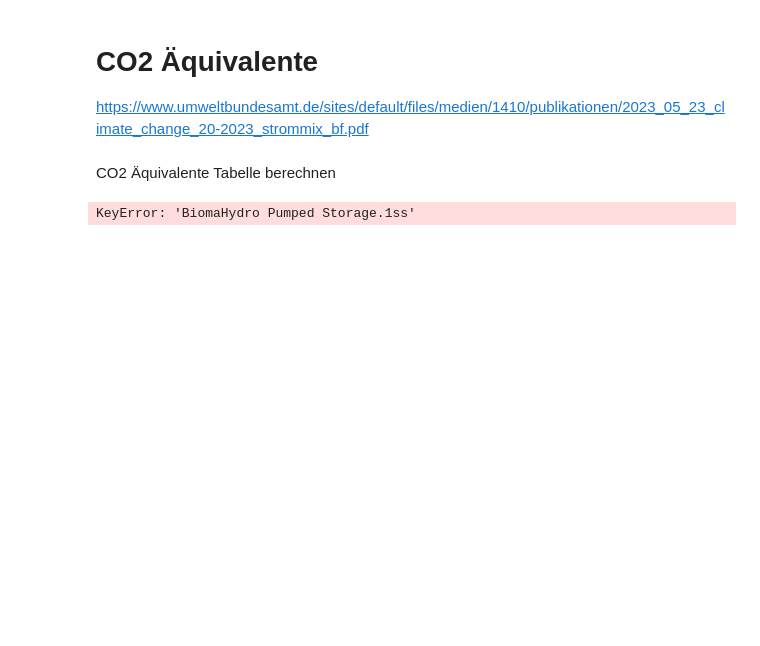
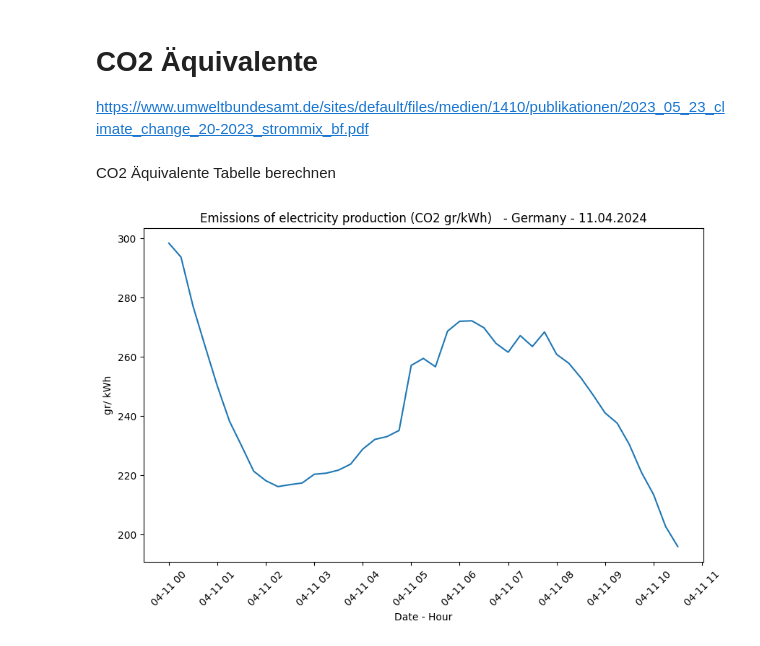
Before and after one commit to JonasSievers/Edge-AI-for-Energy-Management-Hardware-Implementations-of-Federated-Learning-Architectures, a Jupyter notebook: src/Data collection/carbon_footprint_data_collection_german_grid.ipynb, the cells around one changed output. Drawn from its saved outputs; the diff is of its cells as text; code cells hidden in the pictures; blank space fills up the shorter version.

```diff
--- a/src/Data collection/carbon_footprint_data_collection_german_grid.ipynb
+++ b/src/Data collection/carbon_footprint_data_collection_german_grid.ipynb
@@ -90,6 +132,9 @@ KeyError: 'MTU'
 
 https://www.umweltbundesamt.de/sites/default/files/medien/1410/publikationen/2023_05_23_climate_change_20-2023_strommix_bf.pdf
 # %%
+#  CO2 Produktion in gr/kWh
+# BITTE ZAHLEN NOCHMAL ÜBERPRÜFEN
+
 co2_dict= {
     'Biomass': 230,
     'Fossil Brown coal/Lignite': 1137,
@@ -97,8 +142,8 @@ co2_dict= {
     'Fossil Gas': 381,
     'Fossil Hard coal': 853,
     'Fossil Oil': 859,
-    'Fossil Oil shale': 0,
-    'Fossil Peat': 0,
+    'Fossil Oil shale': 800,
+    'Fossil Peat': 800,
     'Geothermal': 38,
     'Hydro Pumped Storage': 32,
     'Hydro Pumped Storage.1': 32,
@@ -107,35 +152,42 @@ co2_dict= {
     'Marine': 24,
     'Nuclear': 11,
     'Other': 200,
-    'Other renewable': 0,
+    'Other renewable': 25,
     'Solar': 143,
-    'Waste': 0,
+    'Waste': 350,
     'Wind Offshore': 4,
     'Wind Onshore': 7
 }
 # %% [markdown]
 CO2 Äquivalente Tabelle berechnen
-# %%
-df["Biomass_co2e"]=df["Biomass"]*co2_dict["Biomass"]
-df["Fossil Brown coal/Lignite_co2e"]=df["Fossil Brown coal/Lignite"]*co2_dict["Fossil Brown coal/Lignite"]
-df["Fossil Coal-derived gas_co2e"]=df["Fossil Coal-derived gas"]*co2_dict["Fossil Coal-derived gas"]
-df["Fossil Gas_co2e"]=df["Fossil Gas"]*co2_dict["Fossil Gas"]
-df["Fossil Hard coal_co2e"]=df["Fossil Hard coal"]*co2_dict["Fossil Hard coal"]
-df["Fossil Oil_co2e"]=df["Fossil Oil"]*co2_dict["Fossil Oil"]
-df["Fossil Oil shale_co2e"]=df["Fossil Oil shale"]*co2_dict["Fossil Oil shale"]
-df["Fossil Peat_co2e"]=df["Fossil Peat"]*co2_dict["Fossil Peat"]
-df["Geothermal_co2e"]=df["Geothermal"]*co2_dict["Geothermal"]
-df["Hydro Pumped Storage_co2e"]=df["Hydro Pumped Storage"]*co2_dict["Hydro Pumped Storage"]
-df["Hydro Pumped Storage.1_co2e"]=df["Hydro Pumped Storage.1"]*co2_dict["BiomaHydro Pumped Storage."]
-df["Hydro Run-of-river and poundage_co2e"]=df["Hydro Run-of-river and poundage"]*co2_dict["Hydro Run-of-river and poundage"]
-df["Hydro Water Reservoir_co2e"]=df["Hydro Water Reservoir"]*co2_dict["Hydro Water Reservoir"]
-df["Marine_co2e"]=df["Marine"]*co2_dict["Marine"]
-df["Nuclear_co2e"]=df["Nuclear"]*co2_dict["Nuclear"]
-df["Other_co2e"]=df["Other"]*co2_dict["Other"]
-df["Other renewable_co2e"]=df["Other renewable"]*co2_dict["Other renewable"]
-df["Solar_co2e"]=df["Solar"]*co2_dict["Solar"]
-df["Waste_co2e"]=df["Waste"]*co2_dict["Waste"]
-df["Wind Offshore_co2e"]=df["Wind Offshore"]*co2_dict["Wind Offshore"]
-df["Wind Onshore_co2e"]=df["Wind Onshore"]*co2_dict["Wind Onshore"]
-# %% [output]
-KeyError: 'BiomaHydro Pumped Storage.1ss'
+# %%
+# co2 dict ist in gr/kWh
+# df[energy source] ist in MW pro viertelstunde
+#  Umrechnung: df[energy_source]/4 -> MWh
+#  df[energy_source]/4*1000 -> kWh
+
+
+for energy_source, co2_emission in co2_dict.items():
+    df[f"{energy_source}_co2"] = df[energy_source]/4*1000 * co2_emission
+
+df['totalEnergy_MWh'] = df[list(columns)].sum(axis=1)# still in MW pro 15 minutes
+df['totalEnergy_MWh'] = df['totalEnergy_MWh']/4# now in MWh
+columns_to_sum_co2 = [column + '_co2' for column in columns]
+df['totalCO2_gr'] = df[columns_to_sum_co2].sum(axis=1)
+df['emission_gr_kWh'] = round(df['totalCO2_gr'] / (df['totalEnergy_MWh']*1000),3) # gr / MWh*1000 -> gr/kWh
+# %%
+# Plotting
+plt.figure(figsize=(10, 6))
+
+
+plt.plot(df['start_datetime'], df["emission_gr_kWh"], label="emission_gr_kWh")
+plt.xlabel('Date - Hour')
+plt.ylabel('gr/ kWh')
+plt.title(f'Emissions of electricity production (CO2 gr/kWh)   - Germany - {formatted_date_today}')
+
+# Rotate the x-axis labels for better readability (optional)
+plt.xticks(rotation=45)
+
+plt.show()
+# %% [output]
+[figure, added]
```
Also changed, not shown: parts of 6 cells of this notebook, 1 other file.
